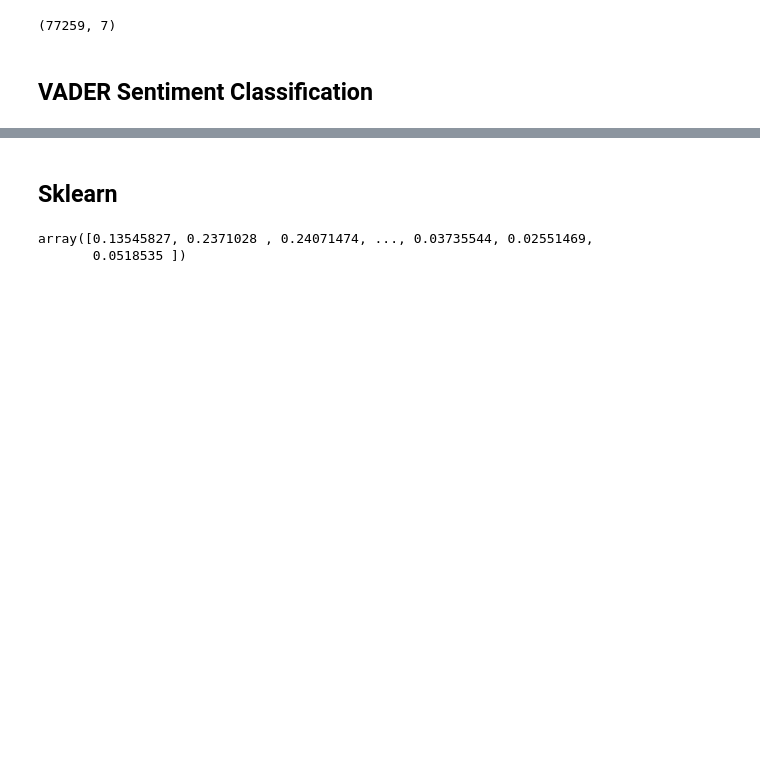
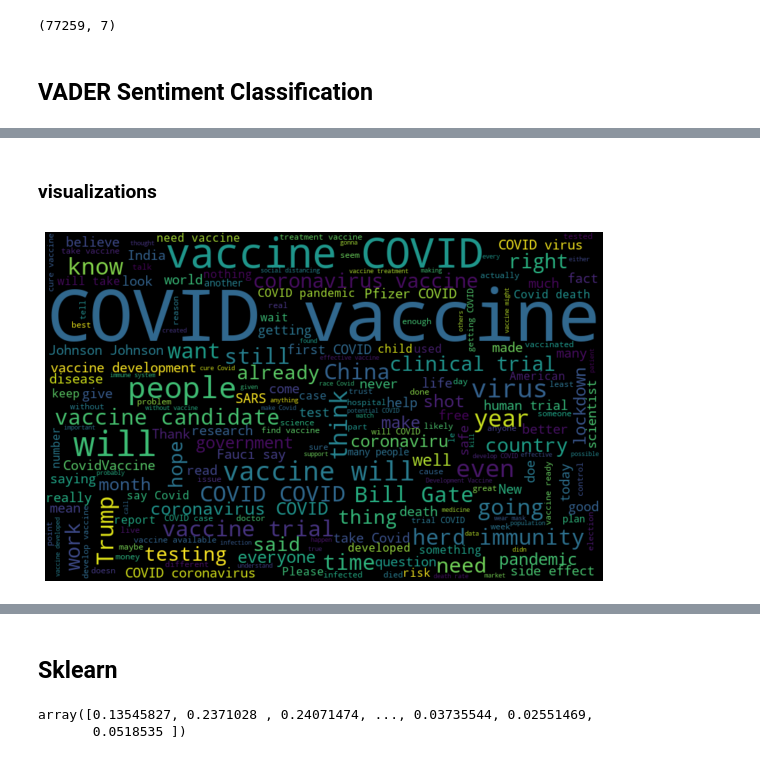
Before and after one commit to davidlebruce/covid_vaccine_tweets, a Jupyter notebook: preprocessing.ipynb, the cells around one changed output, grey strips where cells are left out. Saved outputs shown, nothing was run; the diff lists cells and outputs as text; code cells hidden in the pictures; blank space fills up the shorter version.

```diff
--- a/preprocessing.ipynb
+++ b/preprocessing.ipynb
@@ -109,0 +221,19 @@ df = df.drop(labels='vader_score', axis=1)
+# %%
+# stopword removal
+stopwords = nltk.corpus.stopwords.words('english')
+
+# need to add esoteric words that don't help
+stopwords += ['covid', '#covid', 'vaccine', 'vaccine', 'coronavirus', '#coronavirus']
+# %%
+# lemmatize and remove stopwords
+tokenized_tweet = tokenized_tweet.apply(lambda x: [lemmer.lemmatize(word) for word in x if word not in stopwords])
+# %%
+# lemmatize - do i need to do POS tagging here?
+lemmer = WordNetLemmatizer()
+
+tokenized_tweet = tokenized_tweet.apply(lambda x: [lemmer.lemmatize(i) for i in x])
+# %%
+for i in range(len(tokenized_tweet)):
+    tokenized_tweet[i] = ' '.join(tokenized_tweet[i])
+
+df['tidy_tweet'] = tokenized_tweet
@@ -109,0 +249,13 @@ df = df.drop(labels='vader_score', axis=1)
+# %% [markdown]
+### visualizations
+# %%
+all_words = ' '.join([text for text in df['tidy_tweet']])
+
+wordcloud = WordCloud(width=800, height=500, random_state=88, max_font_size=110).generate(all_words)
+
+plt.figure(figsize=(10,7))
+plt.imshow(wordcloud, interpolation='bilinear')
+plt.axis('off')
+# plt.savefig('images/first_cloud.png');
+# %% [output]
+[figure, added]
```
Also changed, not shown: parts of 42 cells of this notebook, 7 other files.
